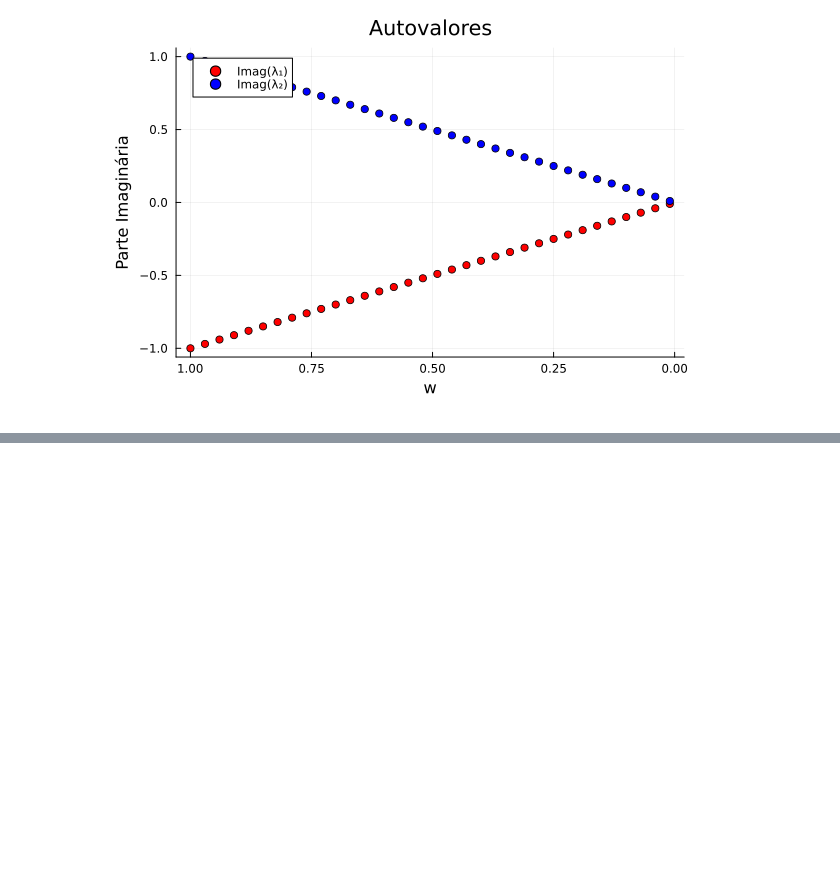
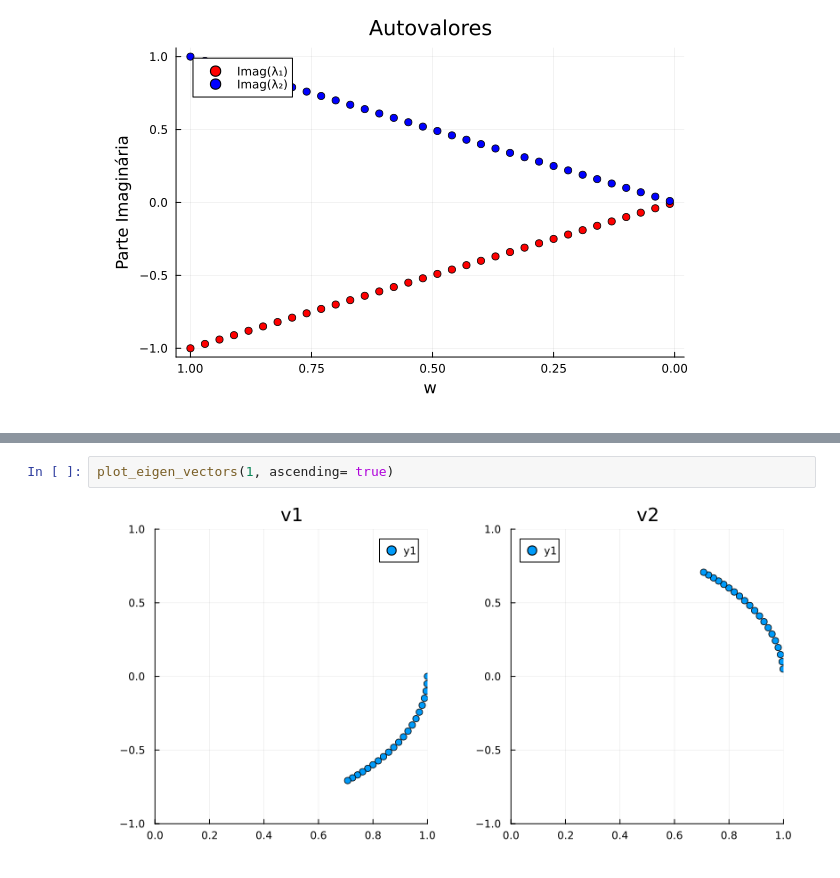
Before and after one commit to davi-dressler/householder_reflectors, a Jupyter notebook: projeto_4.ipynb, the cells around one changed output, grey strips where cells are left out. Cells and saved outputs as stored; diff of their text form; blank space fills up the shorter version.

```diff
--- a/projeto_4.ipynb
+++ b/projeto_4.ipynb
@@ -258,0 +330,4 @@ plot_eigen_values(1; ascending= false, imag_only= true)
+# %%
+plot_eigen_vectors(1, ascending= true)
+# %% [output]
+[figure, added]
```
Also changed, not shown: parts of 3 cells of this notebook, 1 other file.
